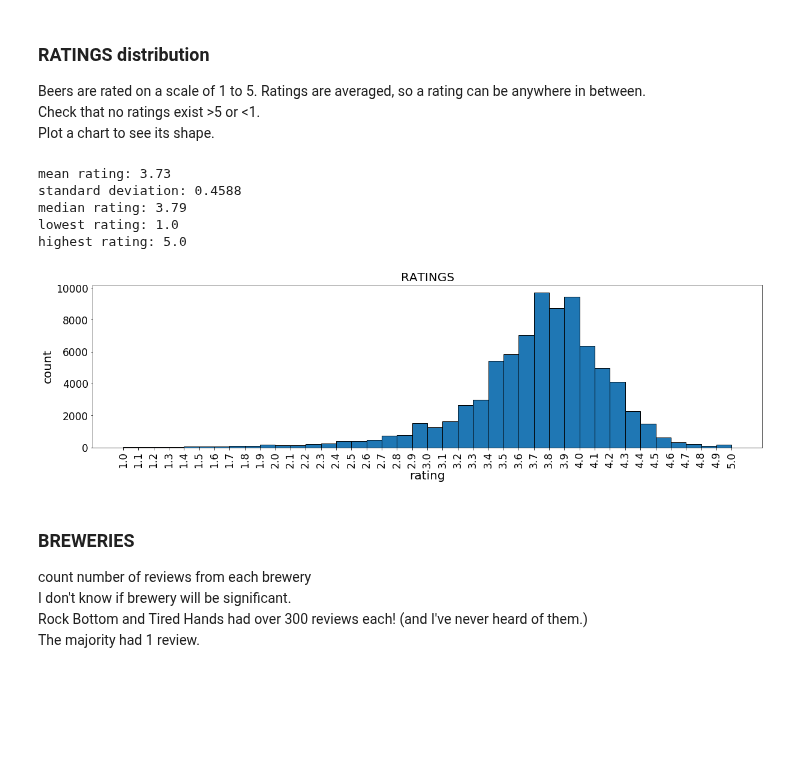
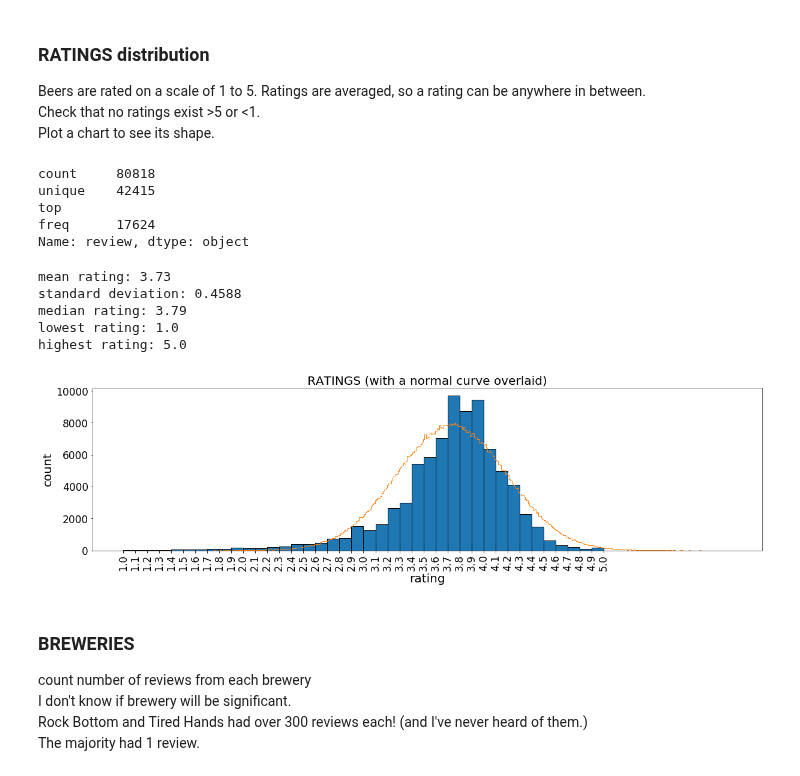
Before and after one commit to misterhappy2/beer, a Jupyter notebook: EDA.ipynb, the cells around one changed output. Cells and saved outputs as stored; diff of their text form; code cells hidden in the pictures; blank space fills up the shorter version.

Commit message:
added describes, and attempted a cool chart of 9 styles vs ratings

```diff
--- a/EDA.ipynb
+++ b/EDA.ipynb
@@ -191,9 +215,19 @@ plt.show()
 Beers are rated on a scale of 1 to 5.  Ratings are averaged, so a rating can be anywhere in between.
 Check that no ratings exist >5 or <1.
 Plot a chart to see its shape.
+# %%
+df['review'].describe()
+# %% [output]
+count     80818
+unique    42415
+top
+freq      17624
+Name: review, dtype: object
 # %%
-print('mean rating: {:.2f}'.format(df.rating.mean()))
-print('standard deviation: {:.4f}'.format(df.rating.std()))
+meanrating= df.rating.mean()
+print('mean rating: {:.2f}'.format(meanrating))
+SDrating= df.rating.std()
+print('standard deviation: {:.4f}'.format(SDrating))
 print('median rating:', df.rating.median())
 print('lowest rating:', df.rating.min())
 print('highest rating:', df.rating.max())
@@ -238,20 +272,24 @@ plt.show()
 # %%
 # ratings distribution.
 import matplotlib.pyplot as plt
 import seaborn as sns
 
 bins= np.arange(1,5.1,0.1)   # bins from 1 to 5, increments of 0.1
 _= plt.figure(figsize=(20,5))
 _= plt.hist(df['rating'], bins=bins, edgecolor="k") #
 _= plt.xticks(bins, rotation='vertical',size=17)
 _= plt.yticks(size=17)
-_= plt.title('RATINGS', size=20)
+_= plt.title('RATINGS (with a normal curve overlaid)', size=20)
 _= plt.xlabel('rating', size=20)
 _= plt.ylabel('count', size=20)
 
+samples= np.random.normal(meanrating,SDrating,810000)
+_= plt.hist(samples, histtype='step', bins=400)
 plt.show()
+
+plt.show()
 # %% [output]
-[figure, old version]
+[figure, new version]
 # %% [markdown]
 ### BREWERIES
 count number of reviews from each brewery
```
Also changed, not shown: parts of 10 cells of this notebook.
